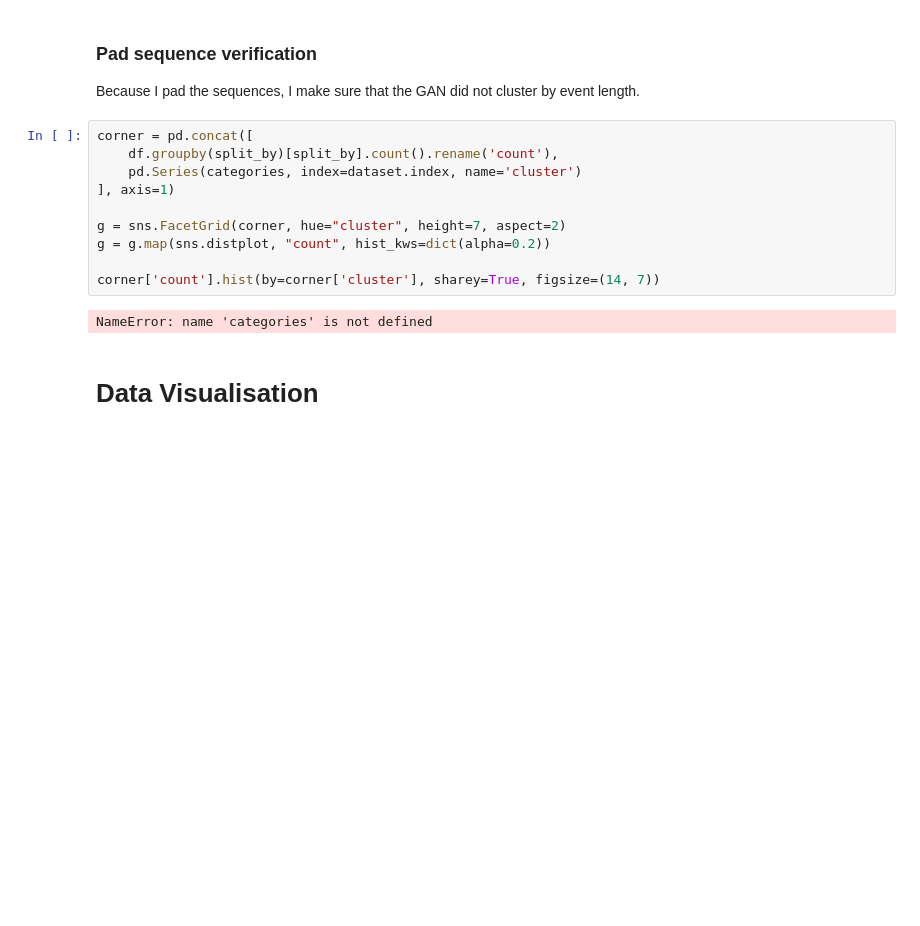
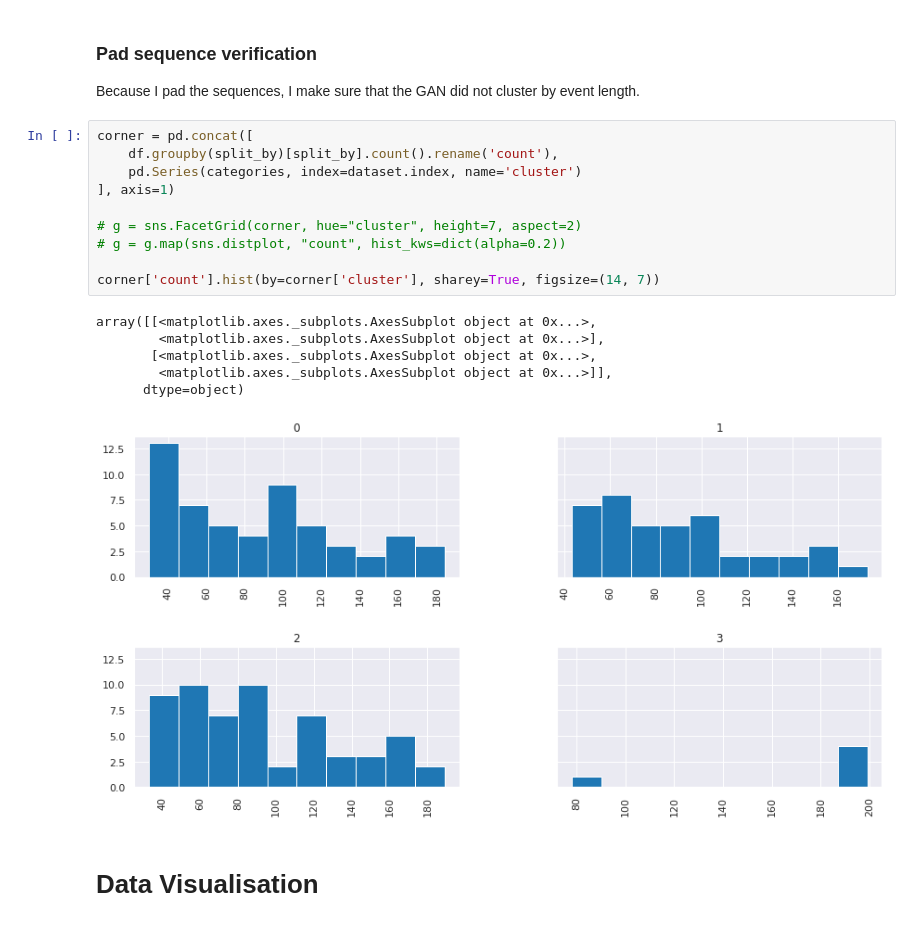
Before and after one commit to sqrx-mckl/driver_behaviour, a Jupyter notebook: notebooks/4_clustering_gan.ipynb, the cells around one changed output. Drawn from its saved outputs; the diff is of its cells as text; blank space fills up the shorter version.

```diff
--- a/notebooks/4_clustering_gan.ipynb
+++ b/notebooks/4_clustering_gan.ipynb
@@ -470,15 +464,20 @@ Because I pad the sequences, I make sure that the GAN did not cluster by event l
 # %%
 corner = pd.concat([
     df.groupby(split_by)[split_by].count().rename('count'),
     pd.Series(categories, index=dataset.index, name='cluster')
 ], axis=1)
 
-g = sns.FacetGrid(corner, hue="cluster", height=7, aspect=2)
-g = g.map(sns.distplot, "count", hist_kws=dict(alpha=0.2))
+# g = sns.FacetGrid(corner, hue="cluster", height=7, aspect=2)
+# g = g.map(sns.distplot, "count", hist_kws=dict(alpha=0.2))
 
 corner['count'].hist(by=corner['cluster'], sharey=True, figsize=(14, 7))
 # %% [output]
-NameError: name 'categories' is not defined
+array([[<matplotlib.axes._subplots.AxesSubplot object at 0x...>,
+        <matplotlib.axes._subplots.AxesSubplot object at 0x...>],
+       [<matplotlib.axes._subplots.AxesSubplot object at 0x...>,
+        <matplotlib.axes._subplots.AxesSubplot object at 0x...>]],
+      dtype=object)
+[figure, added]
 # %% [markdown]
 # Data Visualisation
 # %% [markdown]
```
Also changed, not shown: parts of 28 cells of this notebook, 4 other files.
